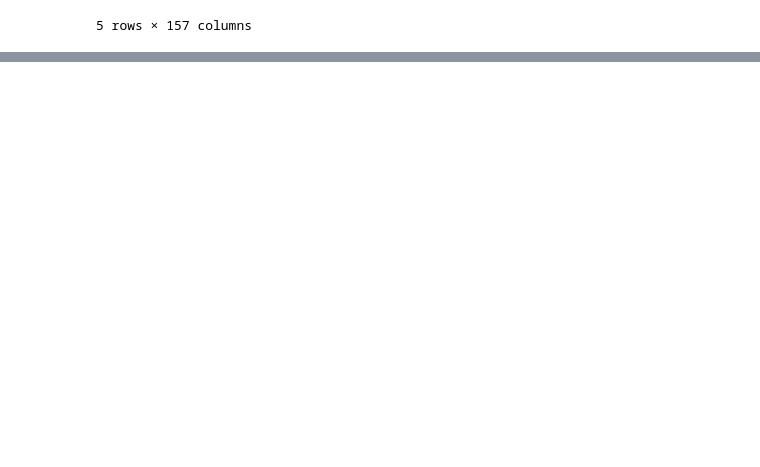
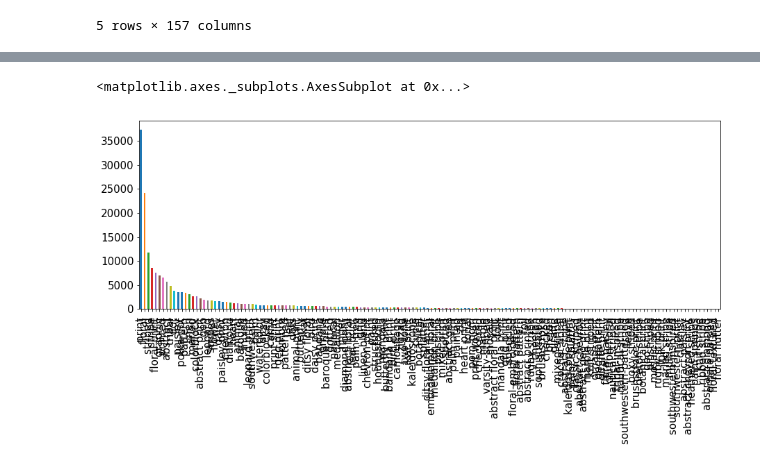
Before and after one commit to starsuzi/deep-fashion, a Jupyter notebook: make_csv.ipynb, the cells around one changed output, grey strips where cells are left out. Saved outputs shown, nothing was run; the diff lists cells and outputs as text; code cells hidden in the pictures; blank space fills up the shorter version.

Commit message:
plot for texture_frequency_sort

```diff
--- a/make_csv.ipynb
+++ b/make_csv.ipynb
@@ -202,5 +204,5 @@ Index(['image_name', 'a-line ', 'abstract ', 'abstract chevron ',
        'zip-up ', 'zipped ', 'zipper ', 'zippered '],
       dtype='object', length=1001)
 # %%
-df = pd.DataFrame(df_attr_img, columns=lst_attr_texture)
+df_attr_texture = pd.DataFrame(df_attr_img, columns=lst_attr_texture)
 # %%
@@ -213,3 +215,6 @@ df.head()
 | 3 | img/Sheer_Pleated-Front_Blouse/im... | -1 | -1 | -1 | -1 | -1 | ... |
 | 4 | img/Sheer_Pleated-Front_Blouse/im... | -1 | -1 | -1 | -1 | -1 | ... |
 5 rows × 157 columns
+# %%
+texture_frequency = (df_attr_texture.iloc[:,1:] == 1).sum(axis=0)
+texture_frequency_sort = texture_frequency.sort_values(ascending = False)
@@ -215,0 +241,5 @@ df.head()
+# %%
+texture_frequency_sort.plot(kind = 'bar', figsize=(15,5), fontsize = 15)
+# %% [output]
+<matplotlib.axes._subplots.AxesSubplot at 0x...>
+[figure, added]
```
Also changed, not shown: parts of 4 cells of this notebook.
